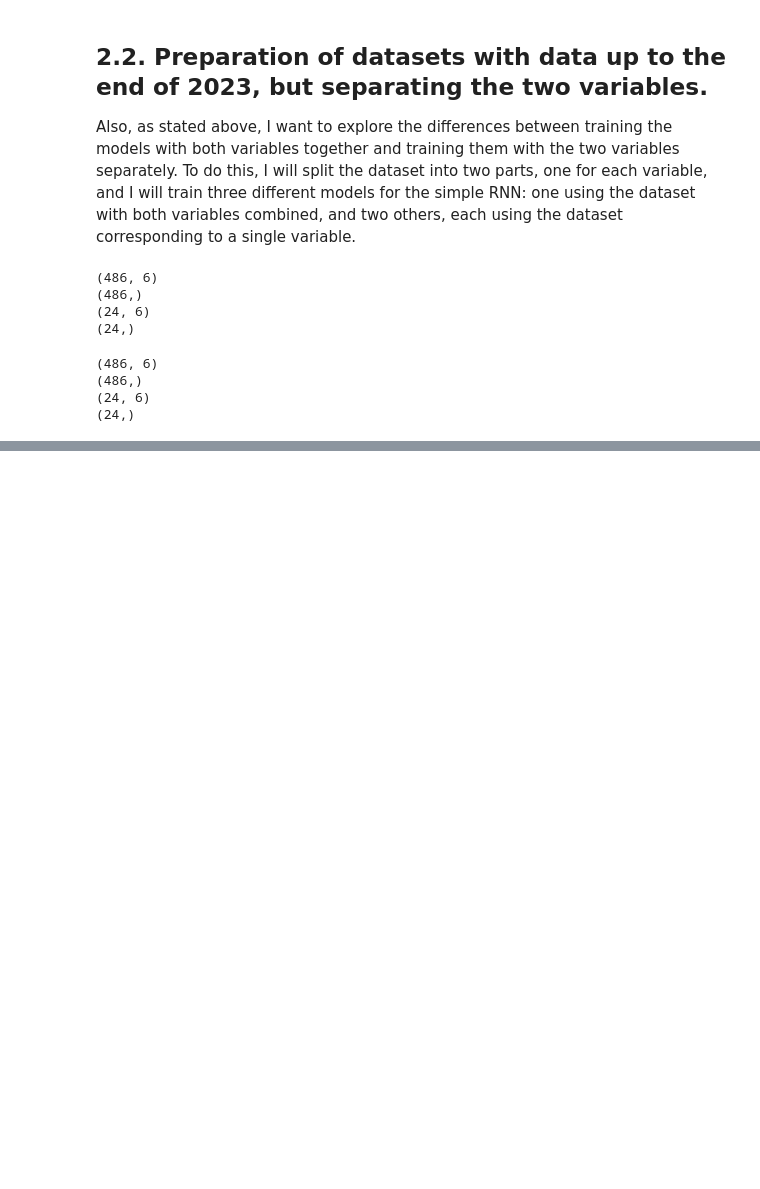
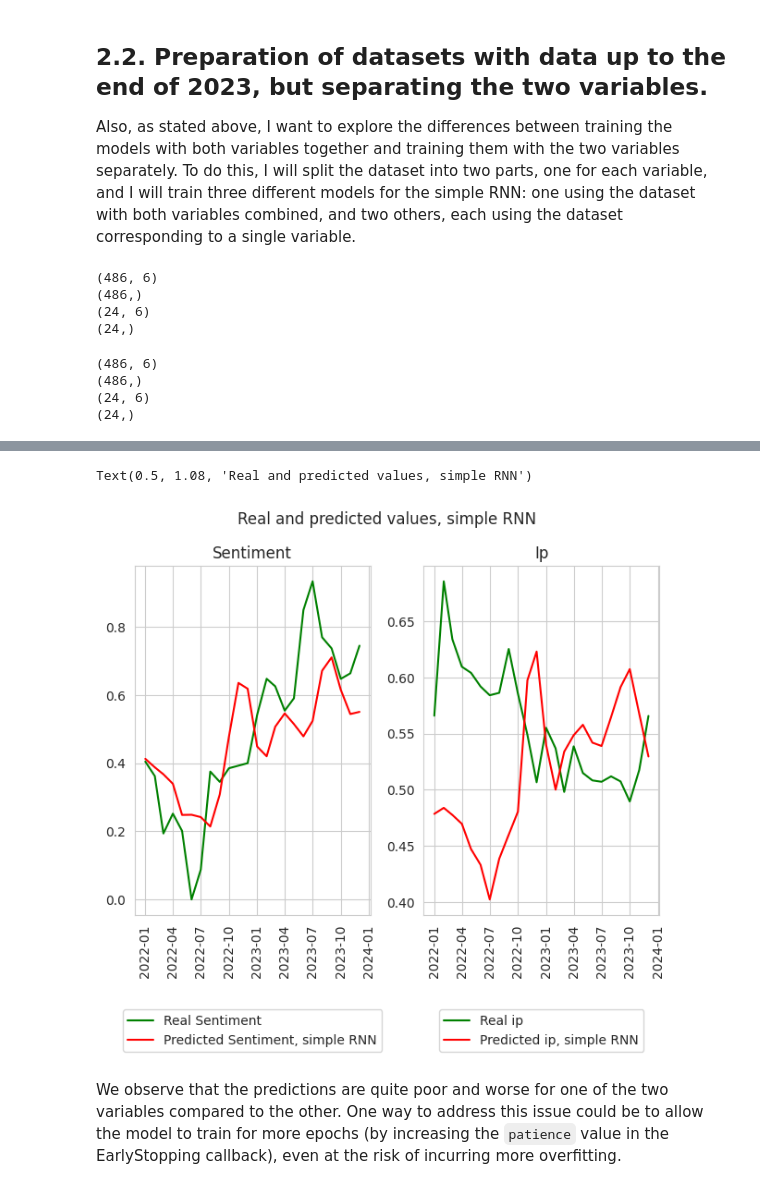
Before and after one commit to svalbuenaa/deep_learning_RNNs, a Jupyter notebook: deep-learning-rnns.ipynb, the cells around one changed output, grey strips where cells are left out. Saved outputs shown, nothing was run; the diff lists cells and outputs as text; code cells hidden in the pictures; blank space fills up the shorter version.

```diff
--- a/deep-learning-rnns.ipynb
+++ b/deep-learning-rnns.ipynb
@@ -451,0 +484,4 @@ print(y_test_ip.shape)
+# %%
+# Compile the model
+model_RNN_simple.compile(optimizer="RMSProp", loss="mae")
+model_RNN_simple.summary()
@@ -451,0 +574,3 @@ print(y_test_ip.shape)
+# %%
+# Predict
+predict_RNN_simple = model_RNN_simple.predict(X_test)
@@ -451,0 +579,7 @@ print(y_test_ip.shape)
+# %%
+# Subset the last 24 rows of the dataset
+df_test = df.iloc[-24:]
+
+# Add the predictions from the simple RNN
+df_test["RNN_simple_sentiment"] = predict_RNN_simple[:,0]
+df_test["RNN_simple_ip"] = predict_RNN_simple[:,1]
@@ -451,0 +608,28 @@ print(y_test_ip.shape)
+# %%
+# Show the graphs
+fig, ax = plt.subplots(1,2)
+fig.tight_layout()
+ax[0].plot(df_test["min-max_sentiment"], color="green", label="Real Sentiment")
+ax[0].plot(df_test["RNN_simple_sentiment"], color="red", label="Predicted Sentiment, simple RNN")
+ax[0].tick_params(axis='x', rotation=90)
+ax[0].set_title("Sentiment")
+box0 = ax[0].get_position()
+ax[0].set_position([box0.x0, box0.y0 + box0.height * 0.1,
+                    box0.width, box0.height * 0.9])
+ax[0].legend(loc='upper center', bbox_to_anchor=(0.5, -0.25))
+
+ax[1].plot(df_test["min-max_ip"], color="green", label="Real ip")
+ax[1].plot(df_test["RNN_simple_ip"], color="red", label="Predicted ip, simple RNN")
+ax[1].tick_params(axis='x', rotation=90)
+ax[1].set_title("Ip")
+box1 = ax[1].get_position()
+ax[1].set_position([box1.x0, box1.y0 + box1.height * 0.1,
+                    box1.width, box1.height * 0.9])
+ax[1].legend(loc='upper center', bbox_to_anchor=(0.5, -0.25))
+
+fig.suptitle("Real and predicted values, simple RNN", y=1.08)
+# %% [output]
+Text(0.5, 1.08, 'Real and predicted values, simple RNN')
+[figure, added]
+# %% [markdown]
+We observe that the predictions are quite poor and worse for one of the two variables compared to the other. One way to address this issue could be to allow the model to train for more epochs (by increasing the `patience` value in the EarlyStopping callback), even at the risk of incurring more overfitting.
```
Also changed, not shown: parts of 16 cells of this notebook.
